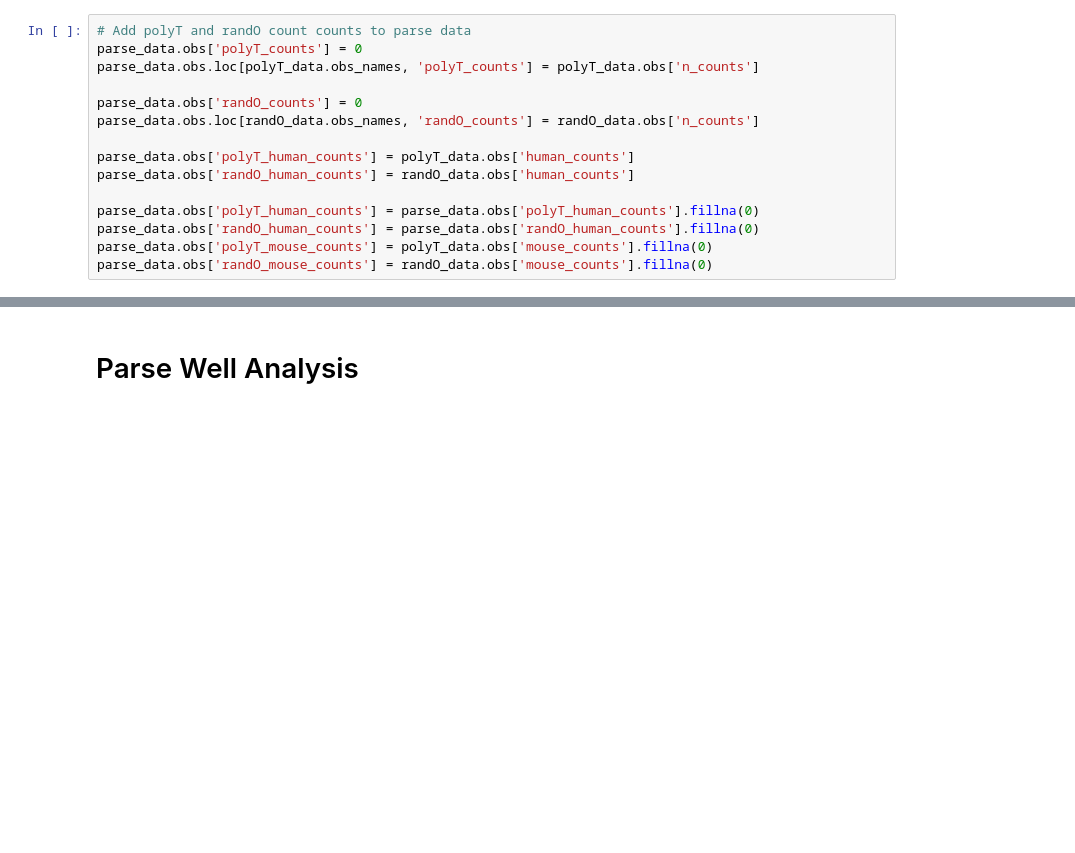
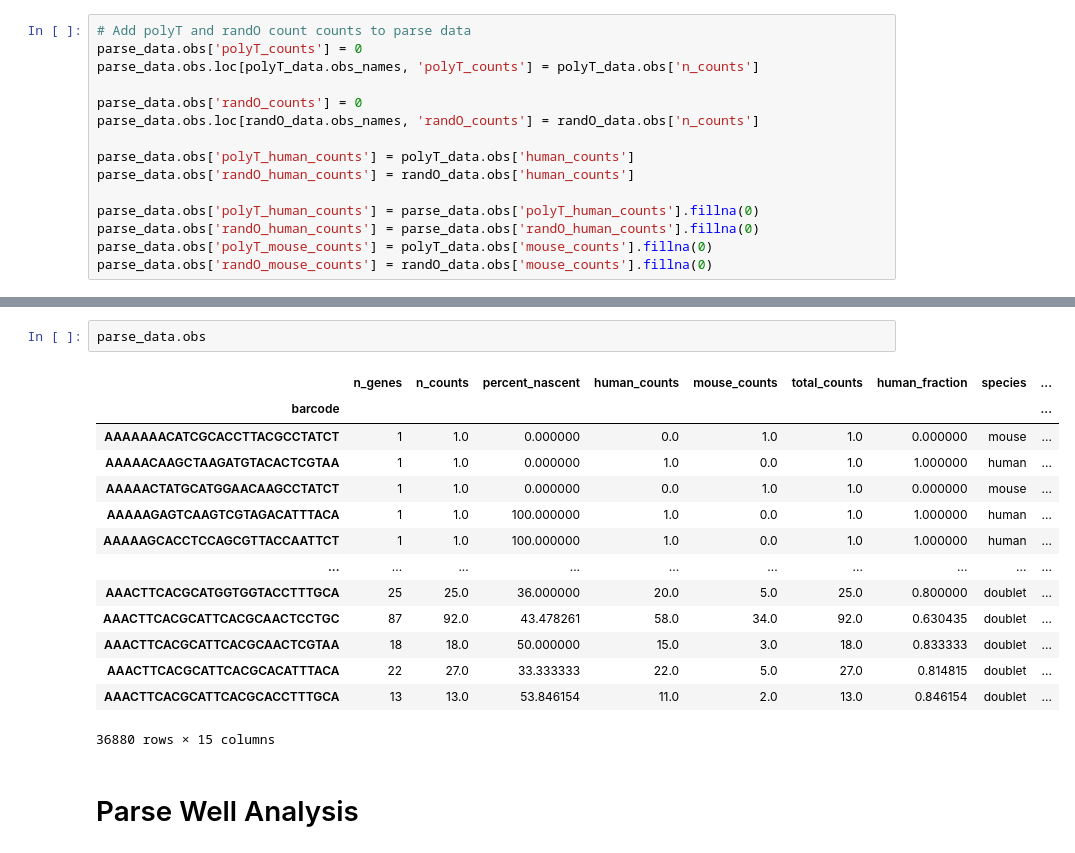
Before and after one commit to mcaskey6/10XvParse, a Jupyter notebook: Notebooks/Analysis_4/parse.ipynb, the cells around one changed output, grey strips where cells are left out. Drawn from its saved outputs; the diff is of its cells as text; blank space fills up the shorter version.

```diff
--- a/Notebooks/Analysis_4/parse.ipynb
+++ b/Notebooks/Analysis_4/parse.ipynb
@@ -86,3 +86,20 @@ len(parse_data.obs)/(96*96*4)
+# %%
+parse_data.obs
+# %% [output]
+|  | n_genes | n_counts | percent_nascent | human_counts | mouse_counts | total_counts | human_fraction | species | ... |
+| barcode |  |  |  |  |  |  |  |  | ... |
+| AAAAAAACATCGCACCTTACGCCTATCT | 1 | 1.0 | 0.000000 | 0.0 | 1.0 | 1.0 | 0.000000 | mouse | ... |
+| AAAAACAAGCTAAGATGTACACTCGTAA | 1 | 1.0 | 0.000000 | 1.0 | 0.0 | 1.0 | 1.000000 | human | ... |
+| AAAAACTATGCATGGAACAAGCCTATCT | 1 | 1.0 | 0.000000 | 0.0 | 1.0 | 1.0 | 0.000000 | mouse | ... |
+| AAAAAGAGTCAAGTCGTAGACATTTACA | 1 | 1.0 | 100.000000 | 1.0 | 0.0 | 1.0 | 1.000000 | human | ... |
+| AAAAAGCACCTCCAGCGTTACCAATTCT | 1 | 1.0 | 100.000000 | 1.0 | 0.0 | 1.0 | 1.000000 | human | ... |
+| ... | ... | ... | ... | ... | ... | ... | ... | ... | ... |
+| AAACTTCACGCATGGTGGTACCTTTGCA | 25 | 25.0 | 36.000000 | 20.0 | 5.0 | 25.0 | 0.800000 | doublet | ... |
+| AAACTTCACGCATTCACGCAACTCCTGC | 87 | 92.0 | 43.478261 | 58.0 | 34.0 | 92.0 | 0.630435 | doublet | ... |
+| AAACTTCACGCATTCACGCAACTCGTAA | 18 | 18.0 | 50.000000 | 15.0 | 3.0 | 18.0 | 0.833333 | doublet | ... |
+| AAACTTCACGCATTCACGCACATTTACA | 22 | 27.0 | 33.333333 | 22.0 | 5.0 | 27.0 | 0.814815 | doublet | ... |
+| AAACTTCACGCATTCACGCACCTTTGCA | 13 | 13.0 | 53.846154 | 11.0 | 2.0 | 13.0 | 0.846154 | doublet | ... |
+36880 rows × 15 columns
 # %% [markdown]
 # Parse Well Analysis
 # %%
```
Also changed, not shown: parts of 13 cells of this notebook, 24 other files.
